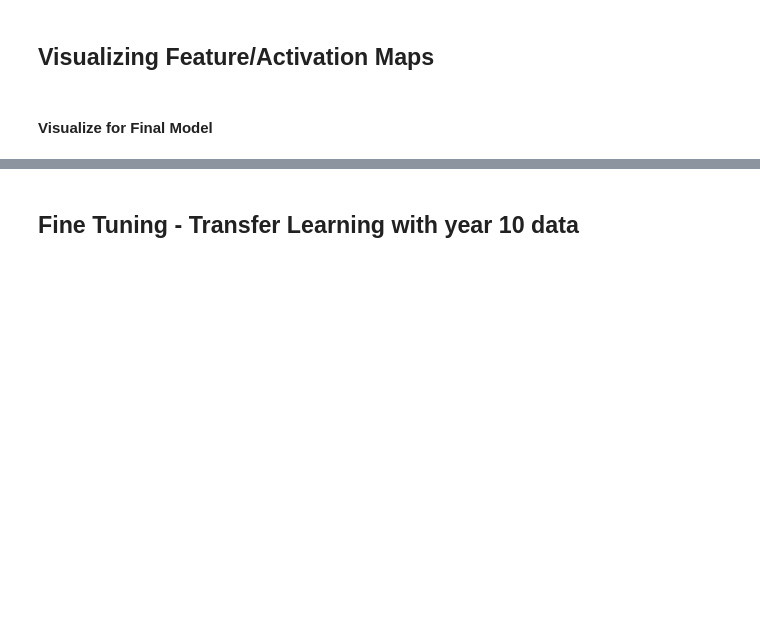
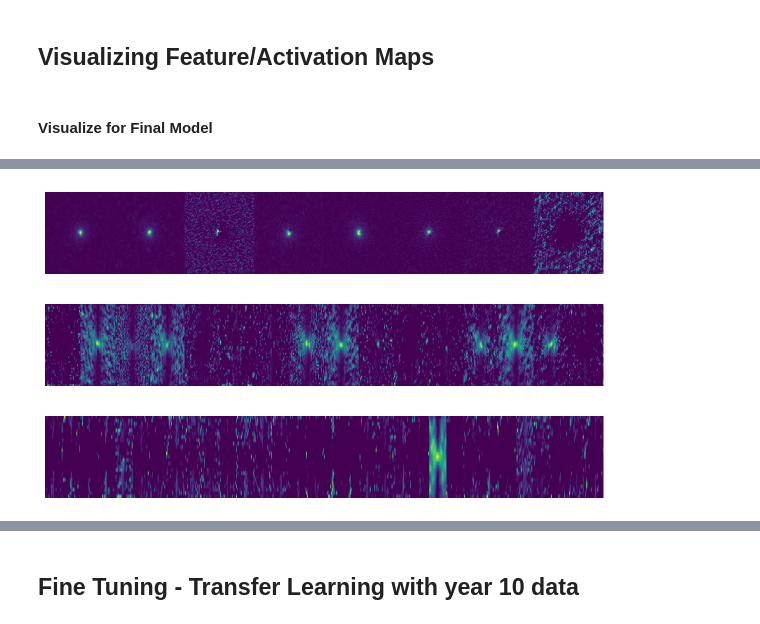
Before and after one commit to marinadunn/thesis, a Jupyter notebook: CNNs.ipynb, the cells around one changed output, grey strips where cells are left out. Drawn from its saved outputs; the diff is of its cells as text; code cells hidden in the pictures; blank space fills up the shorter version.

```diff
--- a/CNNs.ipynb
+++ b/CNNs.ipynb
@@ -1243,12 +1281,11 @@ model2.save('model2.h5')
 # %% [markdown]
 #### Visualize for Final Model
 # %%
-
 # Extracts the outputs of all layers except the input layer
-layer_outputs = [layer.output for layer in model2.layers[1:]]
+layer_outputs = [layer.output for layer in model1.layers[1:]]
 
 # Creates model that will return these outputs, given the model input
-activation_model = models.Model(inputs=model2.input, outputs=layer_outputs)
+activation_model = models.Model(inputs=model1.input, outputs=layer_outputs)
 
 # returns the values of the layer activations in model
 # Returns a list of Numpy arrays: one array per layer activation
@@ -1259,34 +1296,30 @@ KeyboardInterrupt:
 # %%
 # activation maps for all filters in each convolutional layer
 fig1=plt.figure(figsize=(10,1.5))
-for i in range(64):
-    plt.subplot(1, 64, i + 1)
+for i in range(8):
+    plt.subplot(1, 8, i + 1)
     layer_activation = activations[0]
     plt.imshow(layer_activation[1649, i, :, :], cmap='viridis', aspect='auto')
     plt.axis("off")
     plt.subplots_adjust(hspace=0, wspace=0)
 
 fig2=plt.figure(figsize=(10,3))
-for i in range(128):
-    plt.subplot(2, 128, i + 1)
+for i in range(16):
+    plt.subplot(2, 16, i + 1)
     layer_activation = activations[4]
     plt.imshow(layer_activation[1649, i, :, :], cmap='viridis', aspect='auto')
     plt.axis("off")
     plt.subplots_adjust(hspace=0, wspace=0)
 
 fig3=plt.figure(figsize=(10,6))
-for i in range(256):
-    plt.subplot(4, 256, i + 1)
+for i in range(32):
+    plt.subplot(4, 32, i + 1)
     layer_activation = activations[8]
     plt.imshow(layer_activation[1649, i, :, :], cmap='viridis', aspect='auto')
     plt.axis("off")
     plt.subplots_adjust(hspace=0, wspace=0)
-
-fig4=plt.figure(figsize=(10,9))
-for i in range(512):
-    plt.subplot(4, 512, i + 1)
-    layer_activation = activations[8]
-    plt.imshow(layer_activation[1649, i, :, :], cmap='viridis', aspect='auto')
-    plt.axis("off")
-    plt.subplots_adjust(hspace=0, wspace=0)
+# %% [output]
+[figure, added]
+[figure, added]
+[figure, added]
 # %%
```
Also changed, not shown: parts of 50 cells of this notebook, 5 other files.
